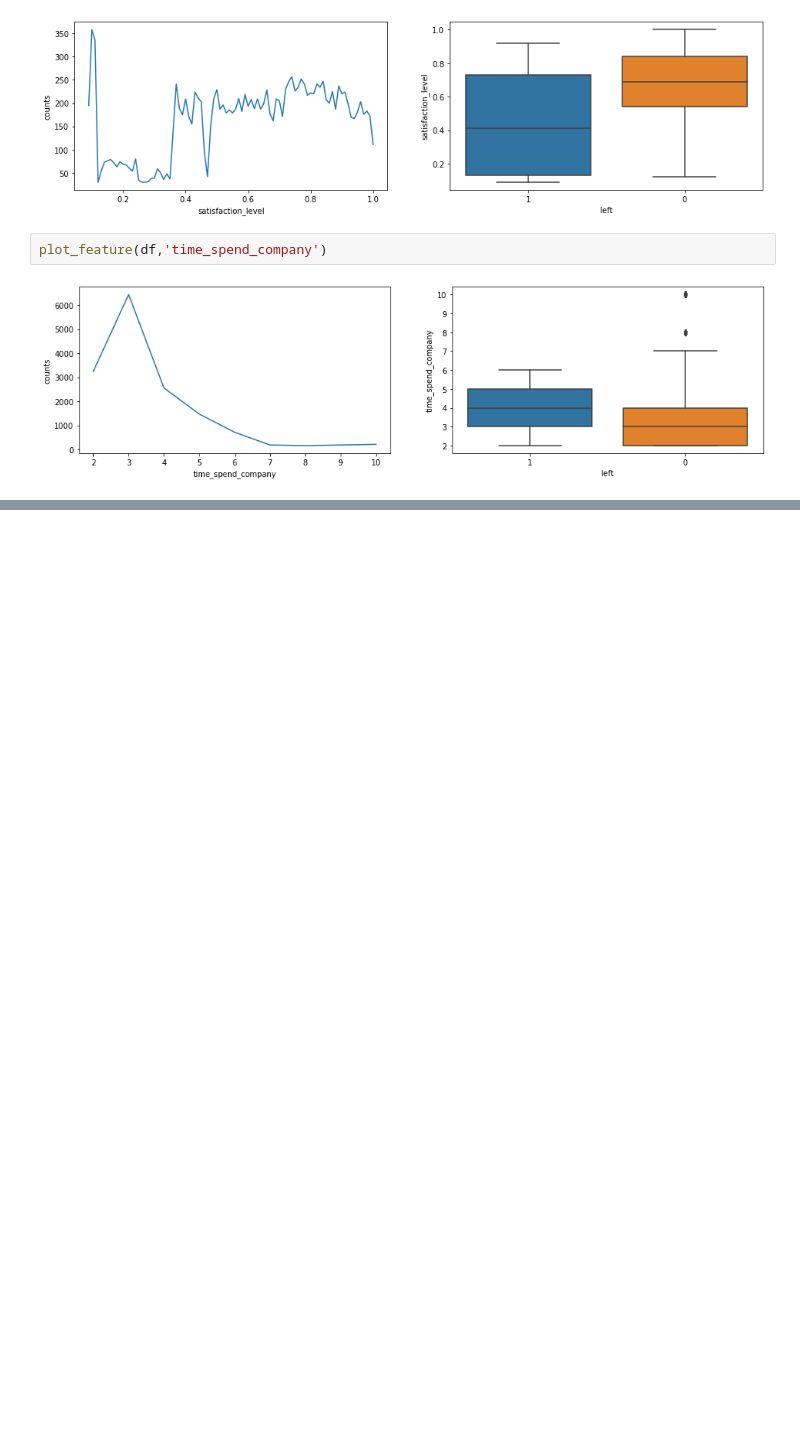
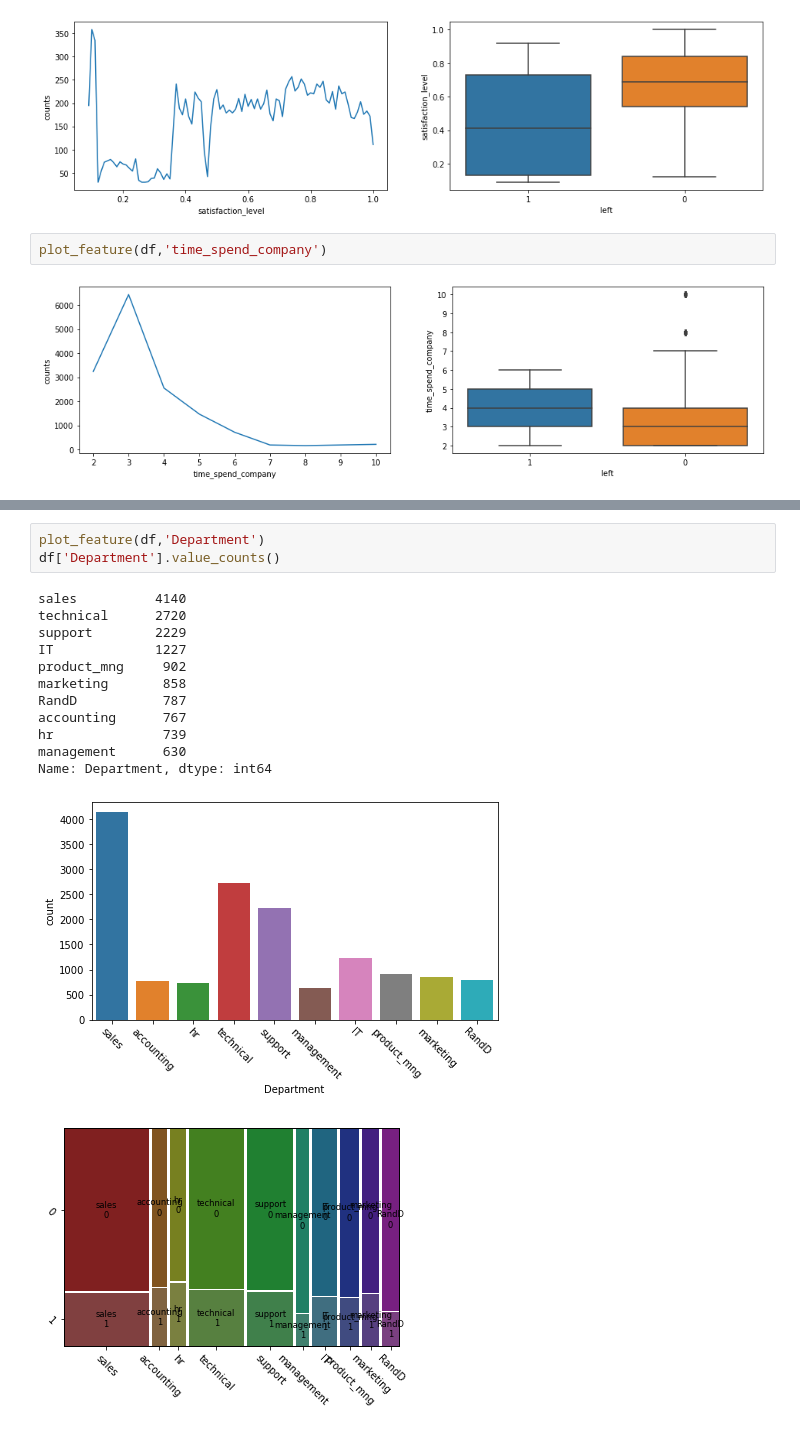
Before and after one commit to DeovratP/Logistic-Regression, a Jupyter notebook: HR_analytics_data/HR-data-analysis.ipynb, the cells around one changed output, grey strips where cells are left out. Cells and saved outputs as stored; diff of their text form; blank space fills up the shorter version.

```diff
--- a/HR_analytics_data/HR-data-analysis.ipynb
+++ b/HR_analytics_data/HR-data-analysis.ipynb
@@ -228,0 +226,17 @@ plot_feature(df,'time_spend_company')
+# %%
+plot_feature(df,'Department')
+df['Department'].value_counts()
+# %% [output]
+sales          4140
+technical      2720
+support        2229
+IT             1227
+product_mng     902
+marketing       858
+RandD           787
+accounting      767
+hr              739
+management      630
+Name: Department, dtype: int64
+[figure, added]
+[figure, added]
```
Also changed, not shown: parts of 26 cells of this notebook.
